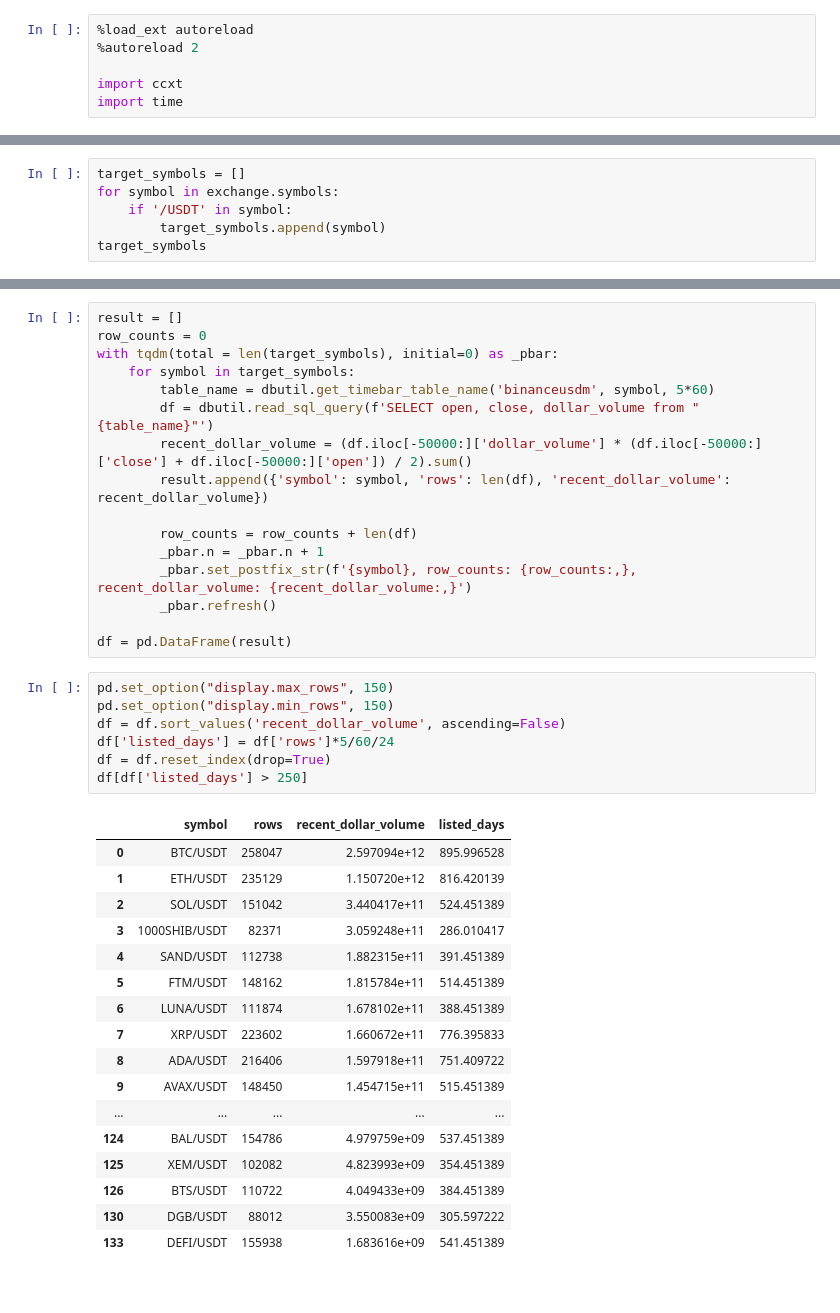
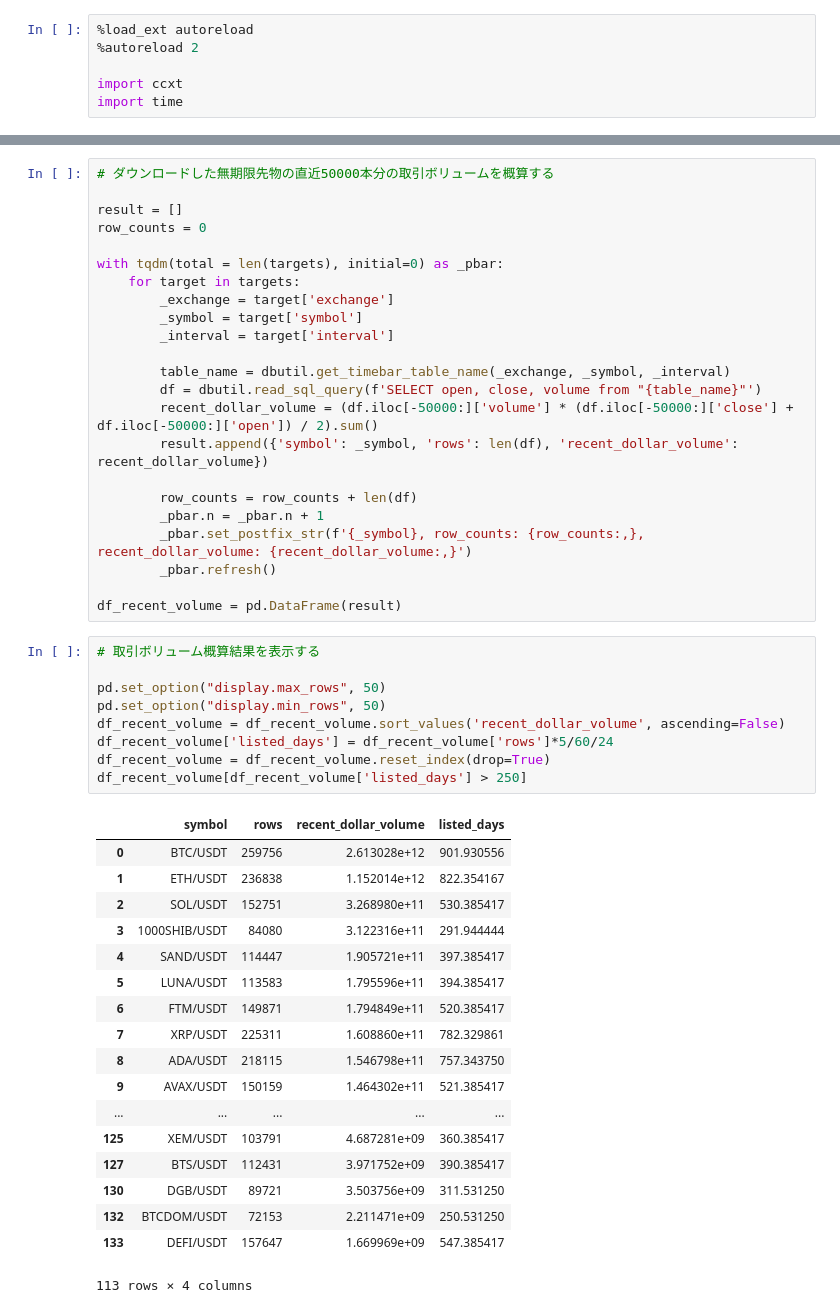
Before and after one commit to takahiro47/crypto_portfolio_bot, a Jupyter notebook: crypto_portfolio_bot.ipynb, the cells around one changed output, grey strips where cells are left out. Cells and saved outputs as stored; diff of their text form.

```diff
--- a/crypto_portfolio_bot.ipynb
+++ b/crypto_portfolio_bot.ipynb
@@ -31,6 +30,0 @@ result = exchange.load_markets()
-# %%
-target_symbols = []
-for symbol in exchange.symbols:
-    if '/USDT' in symbol:
-        target_symbols.append(symbol)
-target_symbols
@@ -111,41 +114,51 @@ for symbol in target_symbols:
 # %%
+# ダウンロードした無期限先物の直近50000本分の取引ボリュームを概算する
+
 result = []
 row_counts = 0
-with tqdm(total = len(target_symbols), initial=0) as _pbar:
-    for symbol in target_symbols:
-        table_name = dbutil.get_timebar_table_name('binanceusdm', symbol, 5*60)
-        df = dbutil.read_sql_query(f'SELECT open, close, dollar_volume from "{table_name}"')
-        recent_dollar_volume = (df.iloc[-50000:]['dollar_volume'] * (df.iloc[-50000:]['close'] + df.iloc[-50000:]['open']) / 2).sum()
-        result.append({'symbol': symbol, 'rows': len(df), 'recent_dollar_volume': recent_dollar_volume})
+
+with tqdm(total = len(targets), initial=0) as _pbar:
+    for target in targets:
+        _exchange = target['exchange']
+        _symbol = target['symbol']
+        _interval = target['interval']
+
+        table_name = dbutil.get_timebar_table_name(_exchange, _symbol, _interval)
+        df = dbutil.read_sql_query(f'SELECT open, close, volume from "{table_name}"')
+        recent_dollar_volume = (df.iloc[-50000:]['volume'] * (df.iloc[-50000:]['close'] + df.iloc[-50000:]['open']) / 2).sum()
+        result.append({'symbol': _symbol, 'rows': len(df), 'recent_dollar_volume': recent_dollar_volume})
 
         row_counts = row_counts + len(df)
         _pbar.n = _pbar.n + 1
-        _pbar.set_postfix_str(f'{symbol}, row_counts: {row_counts:,}, recent_dollar_volume: {recent_dollar_volume:,}')
+        _pbar.set_postfix_str(f'{_symbol}, row_counts: {row_counts:,}, recent_dollar_volume: {recent_dollar_volume:,}')
         _pbar.refresh()
 
-df = pd.DataFrame(result)
+df_recent_volume = pd.DataFrame(result)
 # %%
-pd.set_option("display.max_rows", 150)
-pd.set_option("display.min_rows", 150)
-df = df.sort_values('recent_dollar_volume', ascending=False)
-df['listed_days'] = df['rows']*5/60/24
-df = df.reset_index(drop=True)
-df[df['listed_days'] > 250]
+# 取引ボリューム概算結果を表示する
+
+pd.set_option("display.max_rows", 50)
+pd.set_option("display.min_rows", 50)
+df_recent_volume = df_recent_volume.sort_values('recent_dollar_volume', ascending=False)
+df_recent_volume['listed_days'] = df_recent_volume['rows']*5/60/24
+df_recent_volume = df_recent_volume.reset_index(drop=True)
+df_recent_volume[df_recent_volume['listed_days'] > 250]
 # %% [output]
 |  | symbol | rows | recent_dollar_volume | listed_days |
-| 0 | BTC/USDT | 258047 | 2.597094e+12 | 895.996528 |
-| 1 | ETH/USDT | 235129 | 1.150720e+12 | 816.420139 |
-| 2 | SOL/USDT | 151042 | 3.440417e+11 | 524.451389 |
-| 3 | 1000SHIB/USDT | 82371 | 3.059248e+11 | 286.010417 |
-| 4 | SAND/USDT | 112738 | 1.882315e+11 | 391.451389 |
-| 5 | FTM/USDT | 148162 | 1.815784e+11 | 514.451389 |
-| 6 | LUNA/USDT | 111874 | 1.678102e+11 | 388.451389 |
-| 7 | XRP/USDT | 223602 | 1.660672e+11 | 776.395833 |
-| 8 | ADA/USDT | 216406 | 1.597918e+11 | 751.409722 |
-| 9 | AVAX/USDT | 148450 | 1.454715e+11 | 515.451389 |
+| 0 | BTC/USDT | 259756 | 2.613028e+12 | 901.930556 |
+| 1 | ETH/USDT | 236838 | 1.152014e+12 | 822.354167 |
+| 2 | SOL/USDT | 152751 | 3.268980e+11 | 530.385417 |
+| 3 | 1000SHIB/USDT | 84080 | 3.122316e+11 | 291.944444 |
+| 4 | SAND/USDT | 114447 | 1.905721e+11 | 397.385417 |
+| 5 | LUNA/USDT | 113583 | 1.795596e+11 | 394.385417 |
+| 6 | FTM/USDT | 149871 | 1.794849e+11 | 520.385417 |
+| 7 | XRP/USDT | 225311 | 1.608860e+11 | 782.329861 |
+| 8 | ADA/USDT | 218115 | 1.546798e+11 | 757.343750 |
+| 9 | AVAX/USDT | 150159 | 1.464302e+11 | 521.385417 |
 | ... | ... | ... | ... | ... |
-| 124 | BAL/USDT | 154786 | 4.979759e+09 | 537.451389 |
-| 125 | XEM/USDT | 102082 | 4.823993e+09 | 354.451389 |
-| 126 | BTS/USDT | 110722 | 4.049433e+09 | 384.451389 |
-| 130 | DGB/USDT | 88012 | 3.550083e+09 | 305.597222 |
-| 133 | DEFI/USDT | 155938 | 1.683616e+09 | 541.451389 |
+| 125 | XEM/USDT | 103791 | 4.687281e+09 | 360.385417 |
+| 127 | BTS/USDT | 112431 | 3.971752e+09 | 390.385417 |
+| 130 | DGB/USDT | 89721 | 3.503756e+09 | 311.531250 |
+| 132 | BTCDOM/USDT | 72153 | 2.211471e+09 | 250.531250 |
+| 133 | DEFI/USDT | 157647 | 1.669969e+09 | 547.385417 |
+113 rows × 4 columns
```
Also changed, not shown: parts of 13 cells of this notebook.
